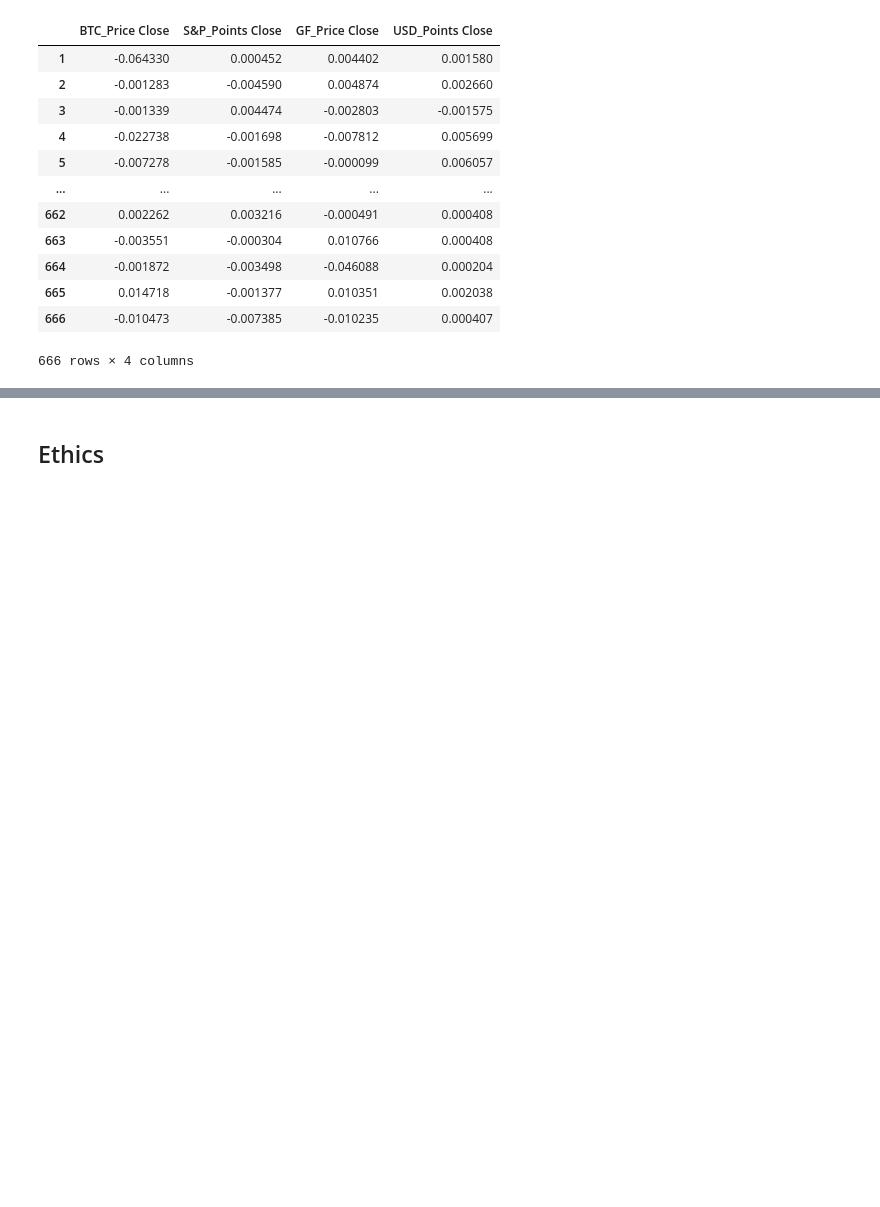
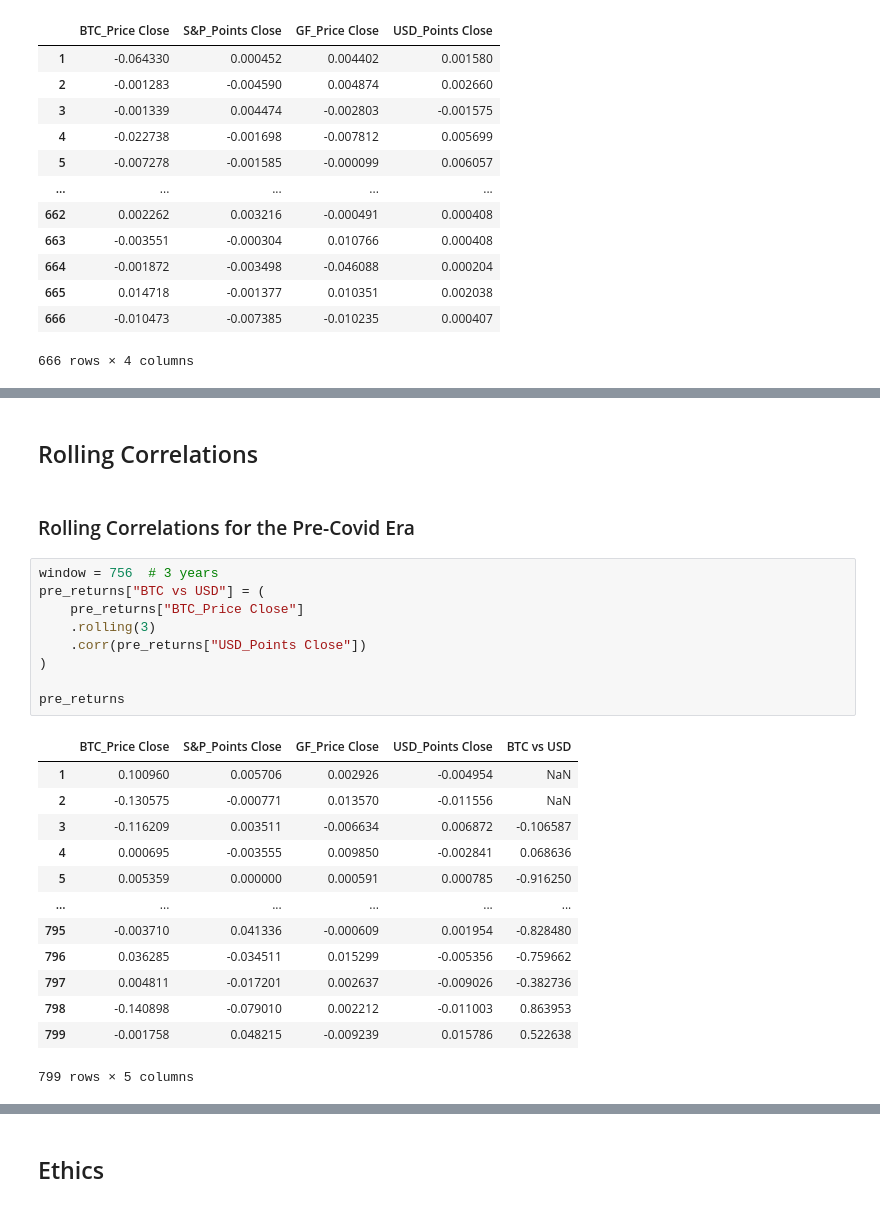
Before and after one commit to COGS108/Group110_WI26, a Jupyter notebook: 02-EDACheckpoint.ipynb, the cells around one changed output, grey strips where cells are left out. Cells and saved outputs as stored; diff of their text form; blank space fills up the shorter version.

```diff
--- a/02-EDACheckpoint.ipynb
+++ b/02-EDACheckpoint.ipynb
@@ -743,0 +789,27 @@ plt.show()
+# %% [markdown]
+## Rolling Correlations
+# %% [markdown]
+### Rolling Correlations for the Pre-Covid Era
+# %%
+window = 756  # 3 years
+pre_returns["BTC vs USD"] = (
+    pre_returns["BTC_Price Close"]
+    .rolling(3)
+    .corr(pre_returns["USD_Points Close"])
+)
+
+pre_returns
+# %% [output]
+|  | BTC_Price Close | S&P_Points Close | GF_Price Close | USD_Points Close | BTC vs USD |
+| 1 | 0.100960 | 0.005706 | 0.002926 | -0.004954 | NaN |
+| 2 | -0.130575 | -0.000771 | 0.013570 | -0.011556 | NaN |
+| 3 | -0.116209 | 0.003511 | -0.006634 | 0.006872 | -0.106587 |
+| 4 | 0.000695 | -0.003555 | 0.009850 | -0.002841 | 0.068636 |
+| 5 | 0.005359 | 0.000000 | 0.000591 | 0.000785 | -0.916250 |
+| ... | ... | ... | ... | ... | ... |
+| 795 | -0.003710 | 0.041336 | -0.000609 | 0.001954 | -0.828480 |
+| 796 | 0.036285 | -0.034511 | 0.015299 | -0.005356 | -0.759662 |
+| 797 | 0.004811 | -0.017201 | 0.002637 | -0.009026 | -0.382736 |
+| 798 | -0.140898 | -0.079010 | 0.002212 | -0.011003 | 0.863953 |
+| 799 | -0.001758 | 0.048215 | -0.009239 | 0.015786 | 0.522638 |
+799 rows × 5 columns
```
Also changed, not shown: parts of 24 cells of this notebook, 3 other files.
